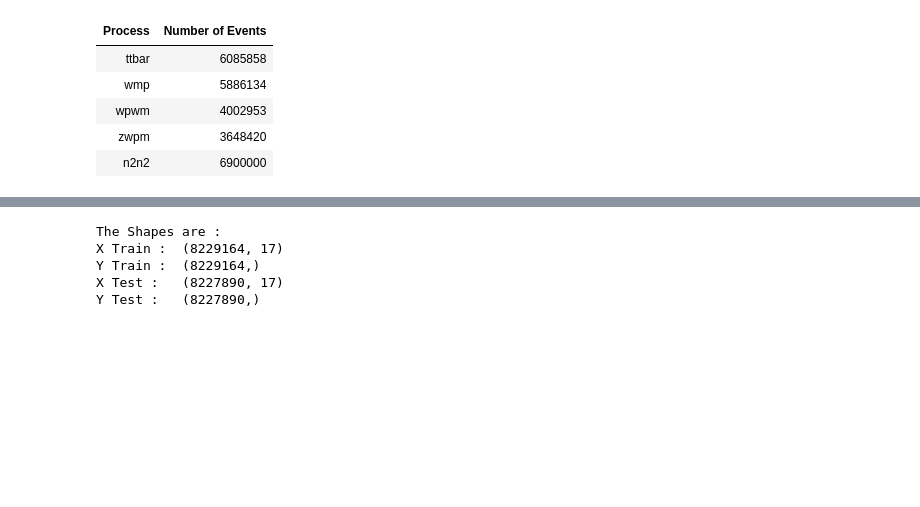
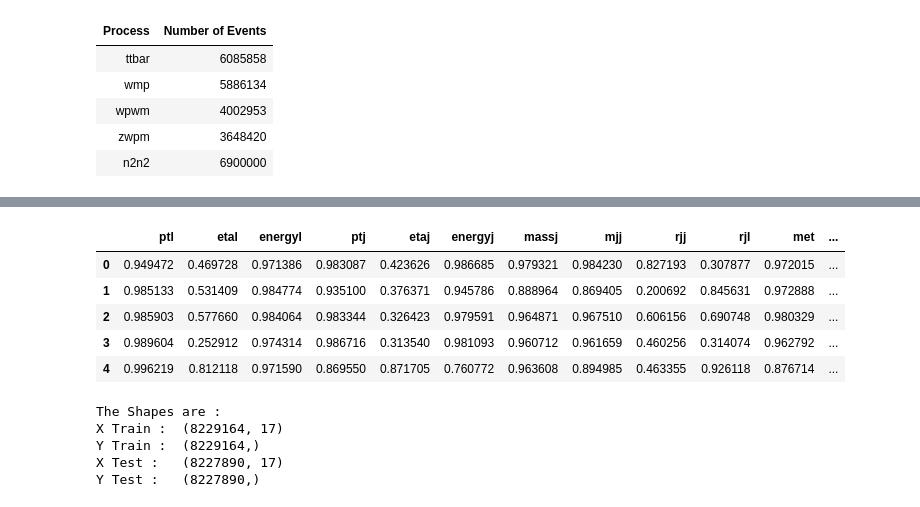
Before and after one commit to Blizzard57/neutrino-decay, a Jupyter notebook: codes/ml/autoencoder.ipynb, the cells around one changed output, grey strips where cells are left out. Drawn from its saved outputs; the diff is of its cells as text; code cells hidden in the pictures; blank space fills up the shorter version.

```diff
--- a/codes/ml/autoencoder.ipynb
+++ b/codes/ml/autoencoder.ipynb
@@ -188,0 +203,9 @@ dtset_train = shuffle(dtset_train)
+# %%
+dtset_test.head()
+# %% [output]
+|  | ptl | etal | energyl | ptj | etaj | energyj | massj | mjj | rjj | rjl | met | ... |
+| 0 | 0.949472 | 0.469728 | 0.971386 | 0.983087 | 0.423626 | 0.986685 | 0.979321 | 0.984230 | 0.827193 | 0.307877 | 0.972015 | ... |
+| 1 | 0.985133 | 0.531409 | 0.984774 | 0.935100 | 0.376371 | 0.945786 | 0.888964 | 0.869405 | 0.200692 | 0.845631 | 0.972888 | ... |
+| 2 | 0.985903 | 0.577660 | 0.984064 | 0.983344 | 0.326423 | 0.979591 | 0.964871 | 0.967510 | 0.606156 | 0.690748 | 0.980329 | ... |
+| 3 | 0.989604 | 0.252912 | 0.974314 | 0.986716 | 0.313540 | 0.981093 | 0.960712 | 0.961659 | 0.460256 | 0.314074 | 0.962792 | ... |
+| 4 | 0.996219 | 0.812118 | 0.971590 | 0.869550 | 0.871705 | 0.760772 | 0.963608 | 0.894985 | 0.463355 | 0.926118 | 0.876714 | ... |
```
Also changed, not shown: parts of 15 cells of this notebook, 18 other files.
